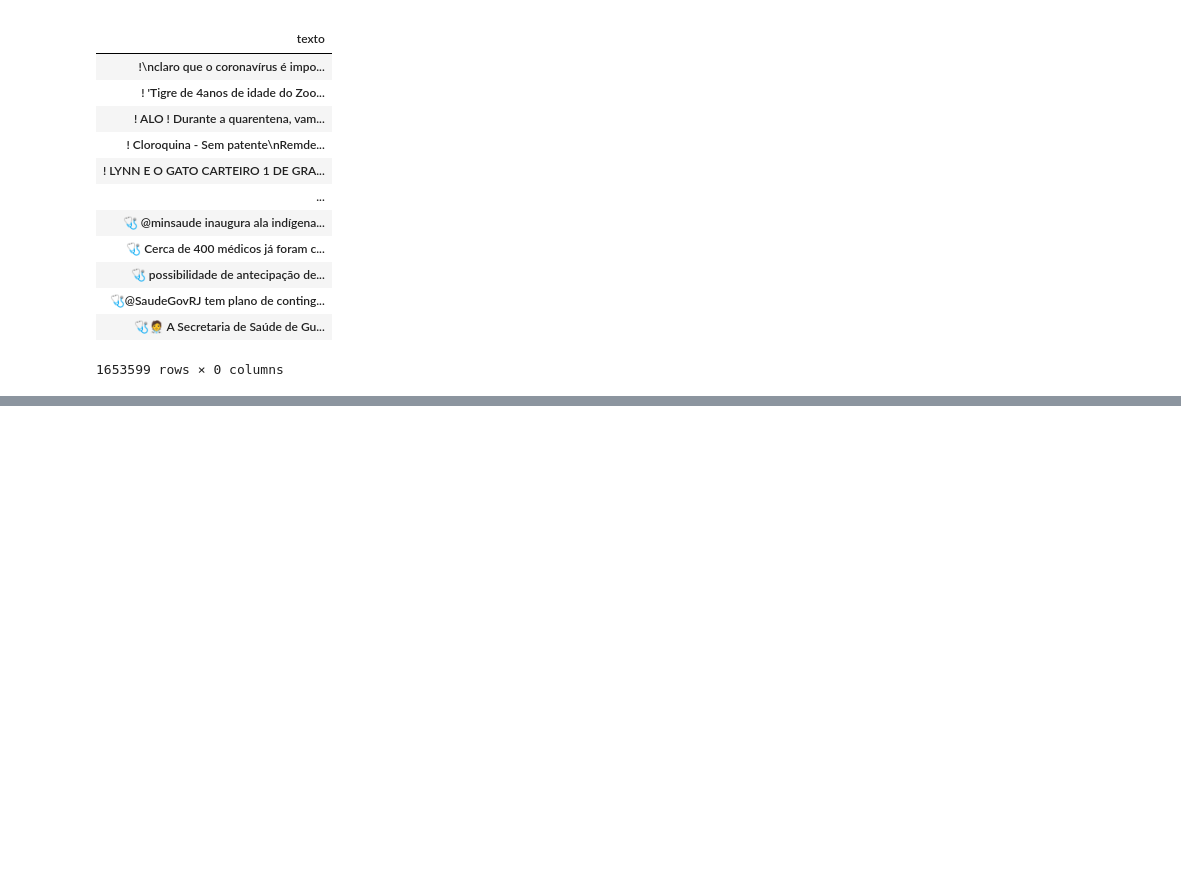
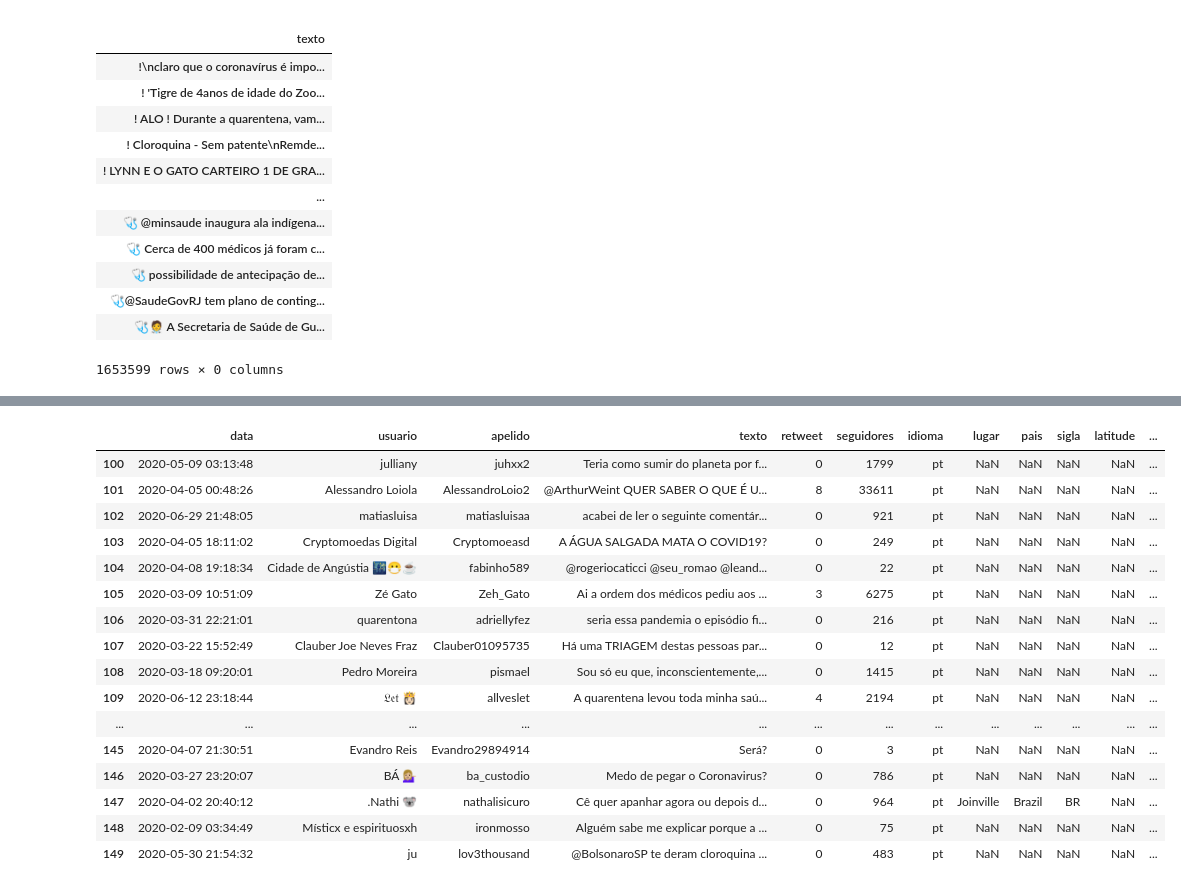
Before and after one commit to bmnds/uea-data-science-02-python-programming, a Jupyter notebook: trabalho_final.ipynb, the cells around one changed output, grey strips where cells are left out. Saved outputs shown, nothing was run; the diff lists cells and outputs as text; code cells hidden in the pictures; blank space fills up the shorter version.

Commit message:
Implementada a extração das perguntas a partir do dataset original

```diff
--- a/trabalho_final.ipynb
+++ b/trabalho_final.ipynb
@@ -218,0 +230,11 @@ twselect.groupby('texto').count()
+# %%
+import re # lib para trabalhar com expressões regulares
+data = []
+for tweet in tw.itertuples(index=False):
+    sentences = re.findall('[^[?|!|.|;]+]*[?|!|.|;]', tweet.texto)
+    questions = list(filter(lambda x: x.endswith('?'), sentences))
+    for question in questions:
+      new_tweet = (tweet[0:3] + (question,) + tweet[4:13])
+      data.append(new_tweet)
+PerguntasDB = pd.DataFrame(data, columns = tw.columns)
+PerguntasDB.head()
@@ -218,0 +248,20 @@ twselect.groupby('texto').count()
+# %%
+PerguntasDB.iloc[100:150]
+# %% [output]
+|  | data | usuario | apelido | texto | retweet | seguidores | idioma | lugar | pais | sigla | latitude | ... |
+| 100 | 2020-05-09 03:13:48 | julliany | juhxx2 | Teria como sumir do planeta por f... | 0 | 1799 | pt | NaN | NaN | NaN | NaN | ... |
+| 101 | 2020-04-05 00:48:26 | Alessandro Loiola | AlessandroLoio2 | @ArthurWeint QUER SABER O QUE É U... | 8 | 33611 | pt | NaN | NaN | NaN | NaN | ... |
+| 102 | 2020-06-29 21:48:05 | matiasluisa | matiasluisaa | acabei de ler o seguinte comentár... | 0 | 921 | pt | NaN | NaN | NaN | NaN | ... |
+| 103 | 2020-04-05 18:11:02 | Cryptomoedas Digital | Cryptomoeasd | A ÁGUA SALGADA MATA O COVID19? | 0 | 249 | pt | NaN | NaN | NaN | NaN | ... |
+| 104 | 2020-04-08 19:18:34 | Cidade de Angústia 🌃😷☕ | fabinho589 | @rogeriocaticci @seu_romao @leand... | 0 | 22 | pt | NaN | NaN | NaN | NaN | ... |
+| 105 | 2020-03-09 10:51:09 | Zé Gato | Zeh_Gato | Ai a ordem dos médicos pediu aos ... | 3 | 6275 | pt | NaN | NaN | NaN | NaN | ... |
+| 106 | 2020-03-31 22:21:01 | quarentona | adriellyfez | seria essa pandemia o episódio fi... | 0 | 216 | pt | NaN | NaN | NaN | NaN | ... |
+| 107 | 2020-03-22 15:52:49 | Clauber Joe Neves Fraz | Clauber01095735 | Há uma TRIAGEM destas pessoas par... | 0 | 12 | pt | NaN | NaN | NaN | NaN | ... |
+| 108 | 2020-03-18 09:20:01 | Pedro Moreira | pismael | Sou só eu que, inconscientemente,... | 0 | 1415 | pt | NaN | NaN | NaN | NaN | ... |
+| 109 | 2020-06-12 23:18:44 | 𝔏𝔢𝔱 👸🏻 | allveslet | A quarentena levou toda minha saú... | 4 | 2194 | pt | NaN | NaN | NaN | NaN | ... |
+| ... | ... | ... | ... | ... | ... | ... | ... | ... | ... | ... | ... | ... |
+| 145 | 2020-04-07 21:30:51 | Evandro Reis | Evandro29894914 | Será? | 0 | 3 | pt | NaN | NaN | NaN | NaN | ... |
+| 146 | 2020-03-27 23:20:07 | BÁ 💁🏼‍♀️ | ba_custodio | Medo de pegar o Coronavirus? | 0 | 786 | pt | NaN | NaN | NaN | NaN | ... |
+| 147 | 2020-04-02 20:40:12 | .Nathi 🐨 | nathalisicuro | Cê quer apanhar agora ou depois d... | 0 | 964 | pt | Joinville | Brazil | BR | NaN | ... |
+| 148 | 2020-02-09 03:34:49 | Místicx e espirituosxh | ironmosso | Alguém sabe me explicar porque a ... | 0 | 75 | pt | NaN | NaN | NaN | NaN | ... |
+| 149 | 2020-05-30 21:54:32 | ju | lov3thousand | @BolsonaroSP te deram cloroquina ... | 0 | 483 | pt | NaN | NaN | NaN | NaN | ... |
```
Also changed, not shown: parts of 4 cells of this notebook.
